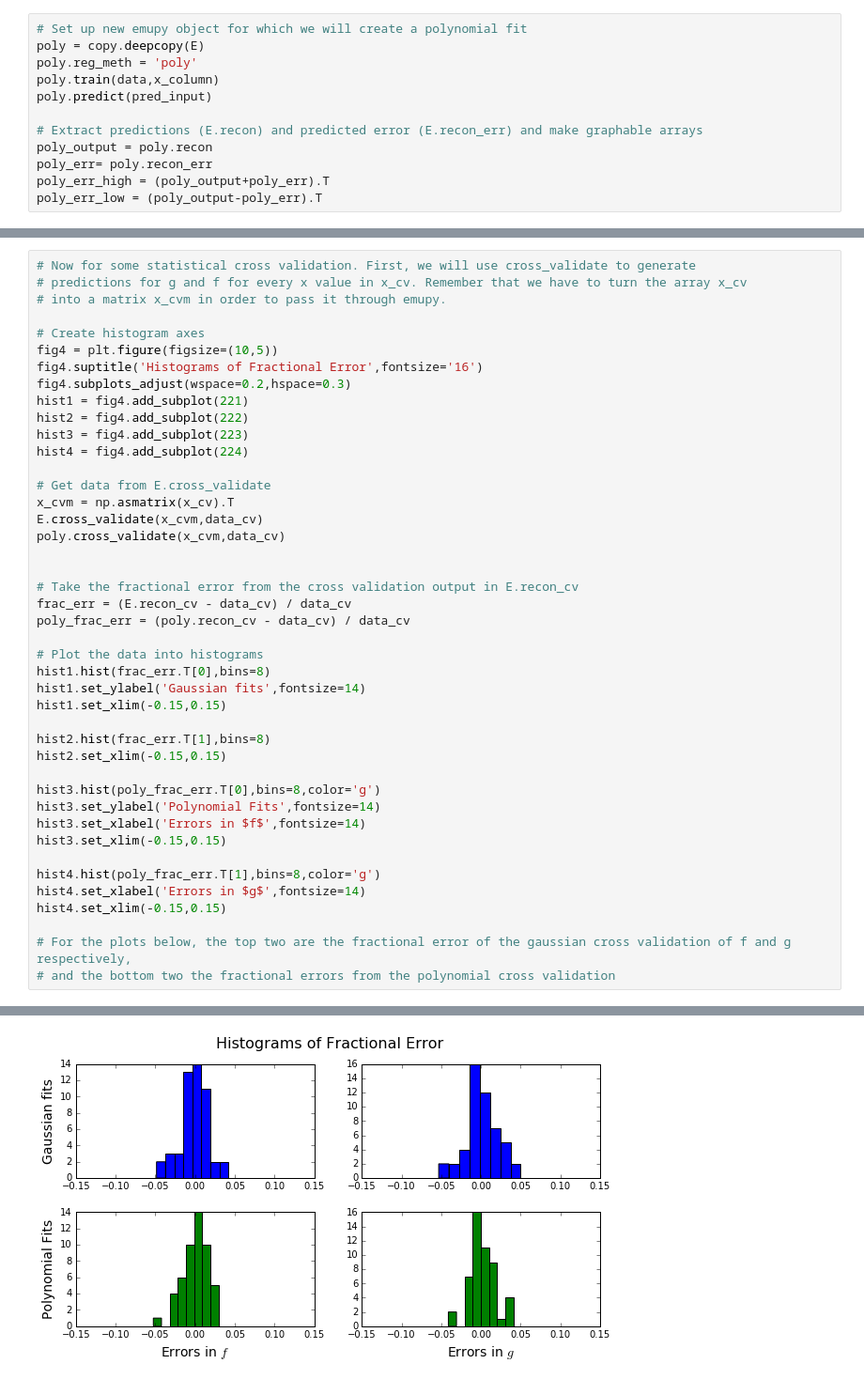
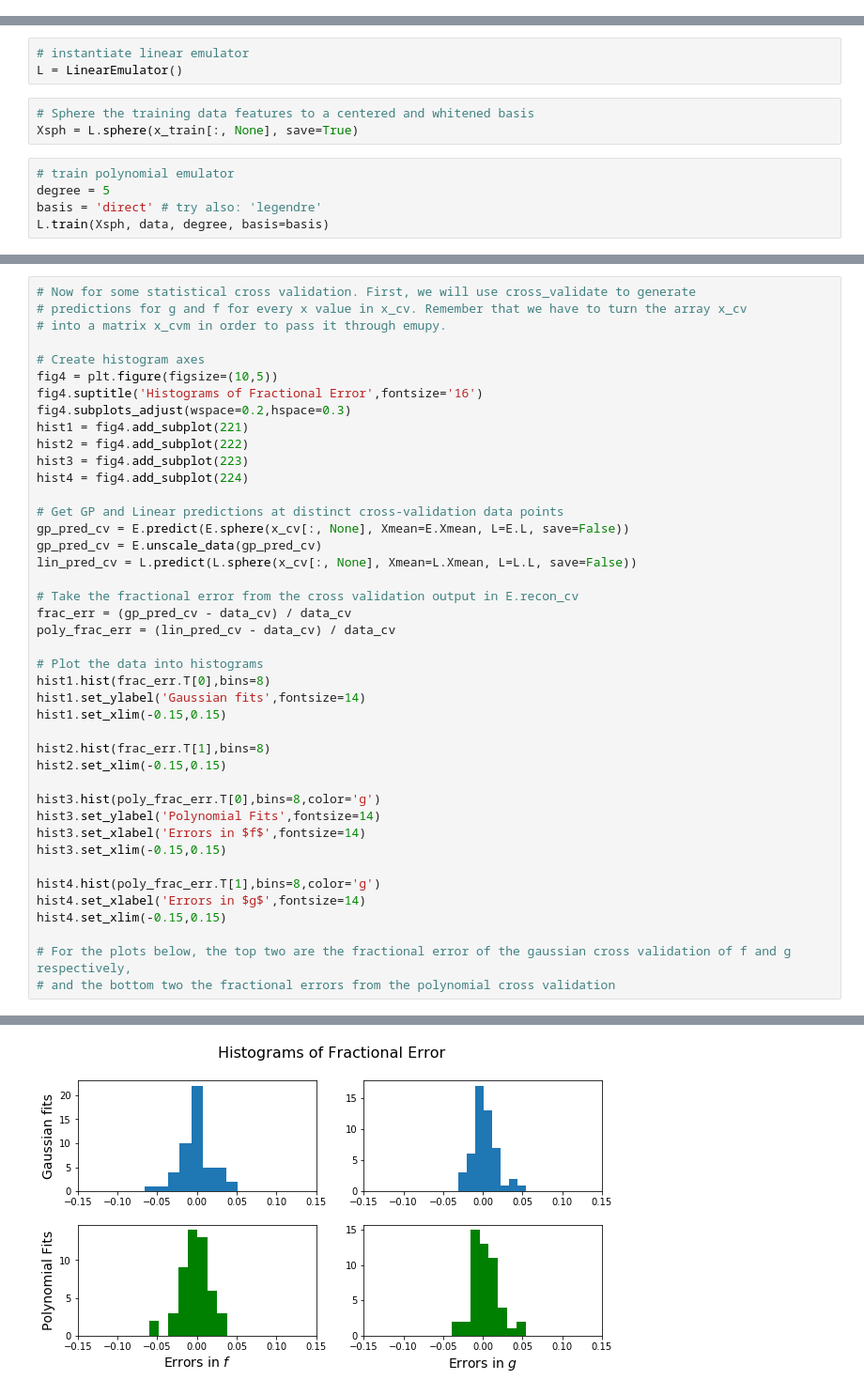
Before and after one commit to BayesLIM/emupy, a Jupyter notebook: examples/emupy_1D_toymodel.ipynb, the cells around one changed output, grey strips where cells are left out. Shown: that part at 94% size. Cells and saved outputs as stored; diff of their text form.

```diff
--- a/examples/emupy_1D_toymodel.ipynb
+++ b/examples/emupy_1D_toymodel.ipynb
@@ -193,12 +142,0 @@ ax3.legend([orig, cv], ["Original Points", "Cross Validation"])
-# %%
-# Set up new emupy object for which we will create a polynomial fit
-poly = copy.deepcopy(E)
-poly.reg_meth = 'poly'
-poly.train(data,x_column)
-poly.predict(pred_input)
-
-# Extract predictions (E.recon) and predicted error (E.recon_err) and make graphable arrays
-poly_output = poly.recon
-poly_err= poly.recon_err
-poly_err_high = (poly_output+poly_err).T
-poly_err_low = (poly_output-poly_err).T
@@ -204,0 +145,11 @@ poly_err_low = (poly_output-poly_err).T
+# %%
+# instantiate linear emulator
+L = LinearEmulator()
+# %%
+# Sphere the training data features to a centered and whitened basis
+Xsph = L.sphere(x_train[:, None], save=True)
+# %%
+# train polynomial emulator
+degree = 5
+basis = 'direct' # try also: 'legendre'
+L.train(Xsph, data, degree, basis=basis)
@@ -240,38 +200,37 @@ fig4.suptitle('Histograms of Fractional Error',fontsize='16')
 fig4.subplots_adjust(wspace=0.2,hspace=0.3)
 hist1 = fig4.add_subplot(221)
 hist2 = fig4.add_subplot(222)
 hist3 = fig4.add_subplot(223)
 hist4 = fig4.add_subplot(224)
 
-# Get data from E.cross_validate
-x_cvm = np.asmatrix(x_cv).T
-E.cross_validate(x_cvm,data_cv)
-poly.cross_validate(x_cvm,data_cv)
-
+# Get GP and Linear predictions at distinct cross-validation data points
+gp_pred_cv = E.predict(E.sphere(x_cv[:, None], Xmean=E.Xmean, L=E.L, save=False))
+gp_pred_cv = E.unscale_data(gp_pred_cv)
+lin_pred_cv = L.predict(L.sphere(x_cv[:, None], Xmean=L.Xmean, L=L.L, save=False))
 
 # Take the fractional error from the cross validation output in E.recon_cv
-frac_err = (E.recon_cv - data_cv) / data_cv
-poly_frac_err = (poly.recon_cv - data_cv) / data_cv
+frac_err = (gp_pred_cv - data_cv) / data_cv
+poly_frac_err = (lin_pred_cv - data_cv) / data_cv
 
 # Plot the data into histograms
 hist1.hist(frac_err.T[0],bins=8)
 hist1.set_ylabel('Gaussian fits',fontsize=14)
 hist1.set_xlim(-0.15,0.15)
 
 hist2.hist(frac_err.T[1],bins=8)
 hist2.set_xlim(-0.15,0.15)
 
 hist3.hist(poly_frac_err.T[0],bins=8,color='g')
 hist3.set_ylabel('Polynomial Fits',fontsize=14)
 hist3.set_xlabel('Errors in $f$',fontsize=14)
 hist3.set_xlim(-0.15,0.15)
 
 hist4.hist(poly_frac_err.T[1],bins=8,color='g')
 hist4.set_xlabel('Errors in $g$',fontsize=14)
 hist4.set_xlim(-0.15,0.15)
 
 # For the plots below, the top two are the fractional error of the gaussian cross validation of f and g respectively,
 # and the bottom two the fractional errors from the polynomial cross validation
 # %% [output]
 (-0.15, 0.15)
-[figure, old version]
+[figure, new version]
```
Also changed, not shown: parts of 18 cells of this notebook, 13 other files.
